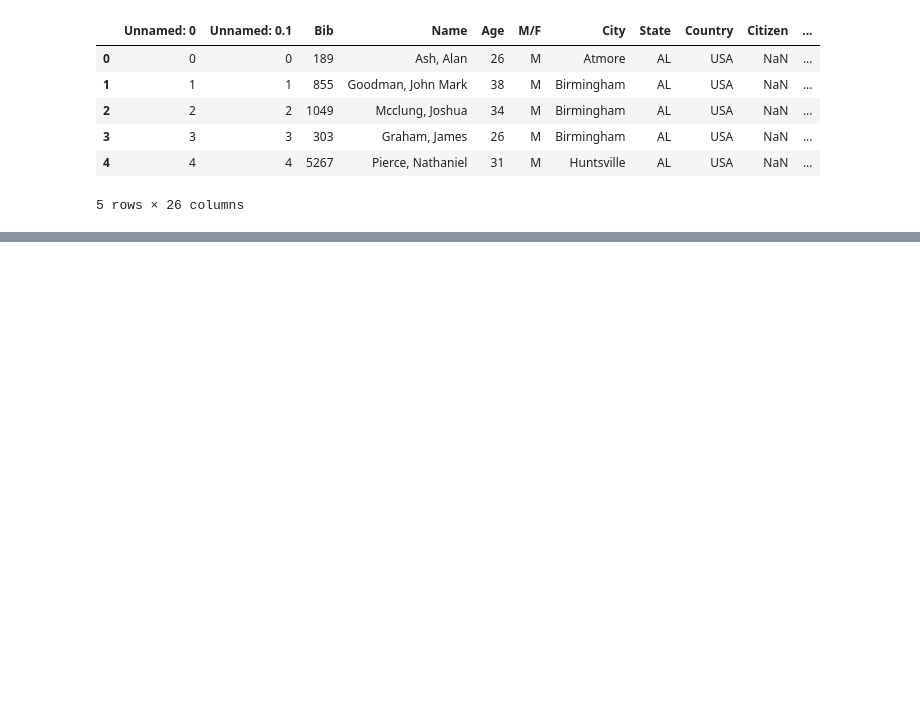
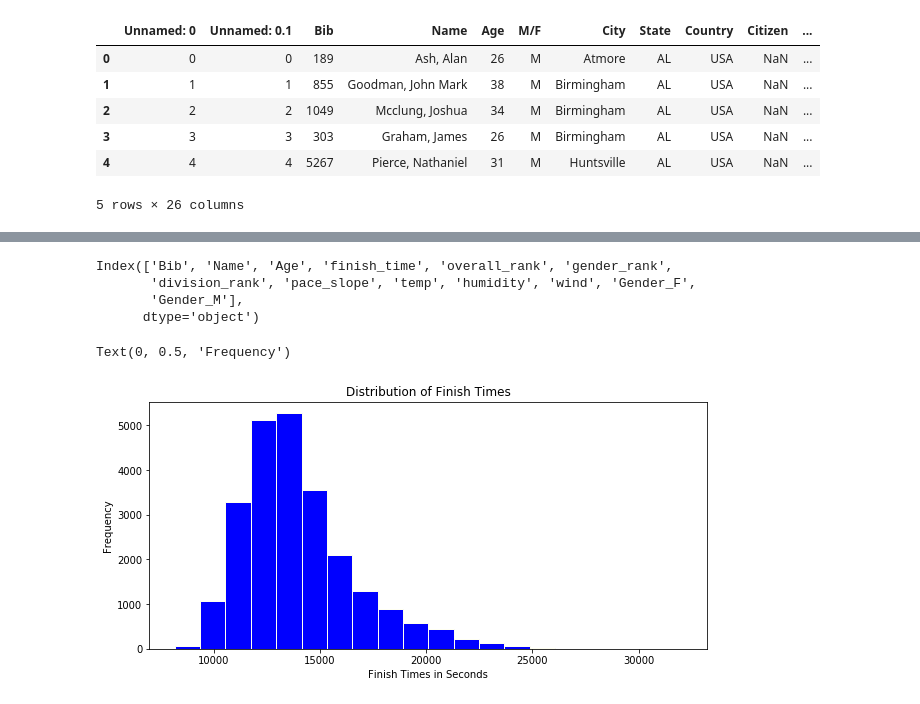
Before and after one commit to maicat11/Project_2-Marathon-Predictor, a Jupyter notebook: DataExploration.ipynb, the cells around one changed output, grey strips where cells are left out. Cells and saved outputs as stored; diff of their text form; code cells hidden in the pictures; blank space fills up the shorter version.

```diff
--- a/DataExploration.ipynb
+++ b/DataExploration.ipynb
@@ -297,0 +59,18 @@ plt.hist(df15['finish_time'], bins=20);  # poisson??? or just normal right skewe
+# %%
+df18_clean.columns
+# %% [output]
+Index(['Bib', 'Name', 'Age', 'finish_time', 'overall_rank', 'gender_rank',
+       'division_rank', 'pace_slope', 'temp', 'humidity', 'wind', 'Gender_F',
+       'Gender_M'],
+      dtype='object')
+# %%
+fig = plt.figure(figsize=(10,10))
+ax = fig.add_subplot(2, 1, 1)
+line = ax.hist(df18_clean['finish_time'], bins=20, color='blue', histtype='bar', ec='ivory')
+ax.set_title('Distribution of Finish Times')
+ax.set_xlabel('Finish Times in Seconds')
+ax.set_ylabel('Frequency')
+# poisson??? or just normal right skewed?
+# %% [output]
+Text(0, 0.5, 'Frequency')
+[figure, added]
```
Also changed, not shown: parts of 26 cells of this notebook, 1 other file.
